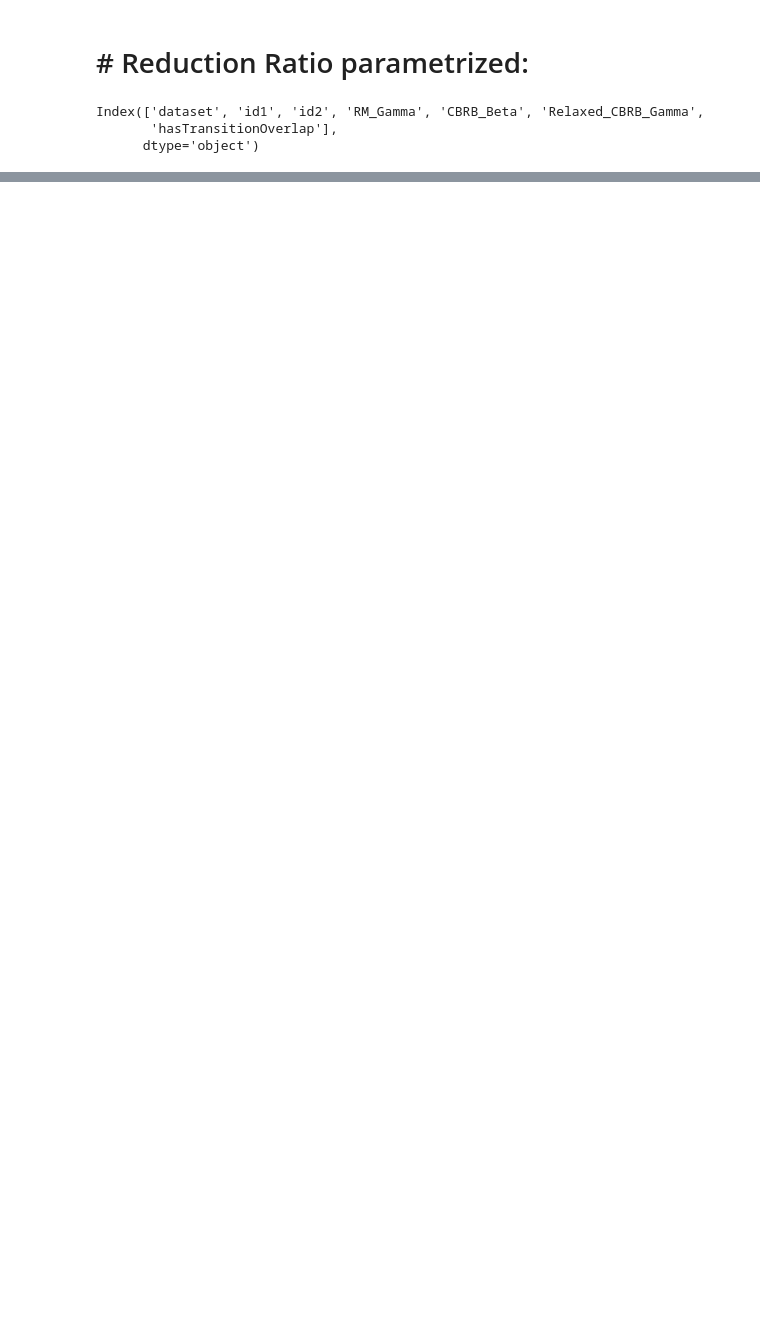
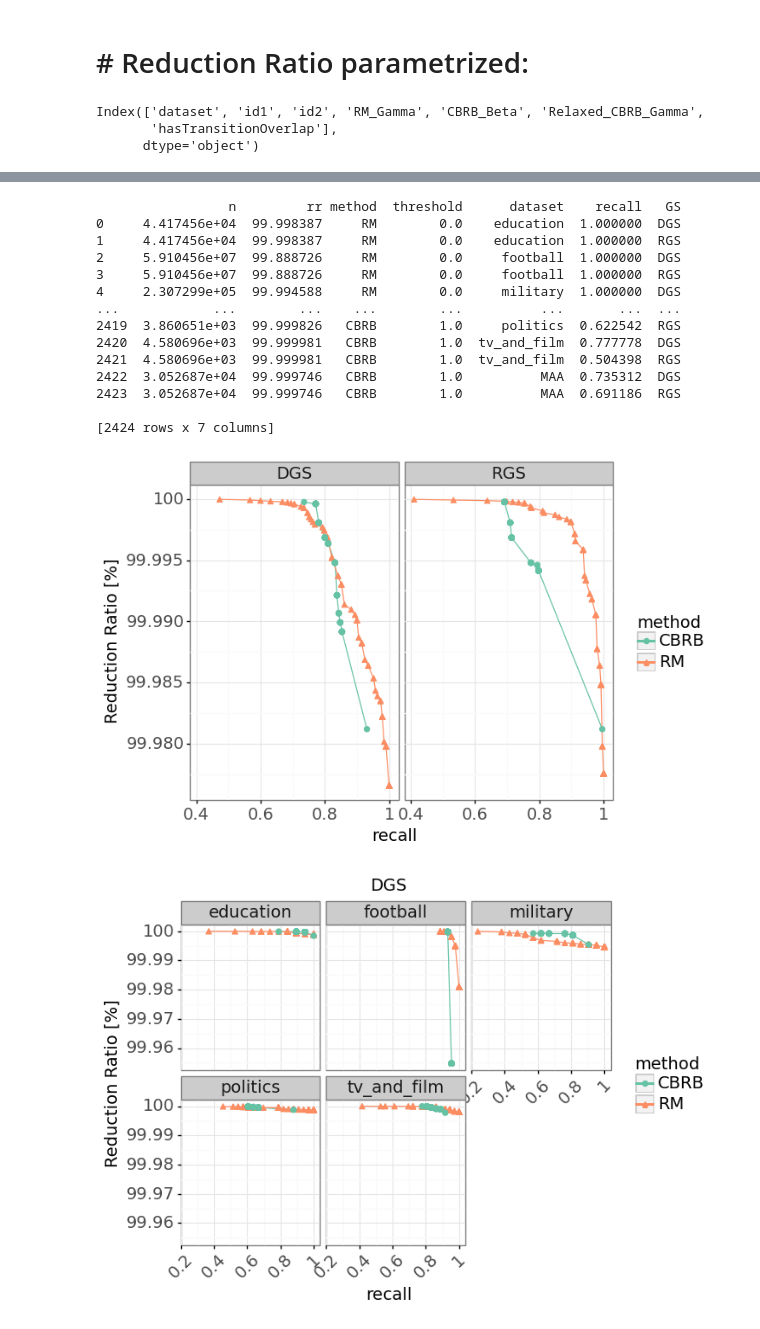
Before and after one commit to leonbornemann/RoleMatchingEvaluation, a Jupyter notebook: SemanticLabellingEvaluation.ipynb, the cells around one changed output, grey strips where cells are left out. Drawn from its saved outputs; the diff is of its cells as text; code cells hidden in the pictures; blank space fills up the shorter version.

```diff
--- a/SemanticLabellingEvaluation.ipynb
+++ b/SemanticLabellingEvaluation.ipynb
@@ -695,8 +732,8 @@ newGoldStandard = rm.readGoldStandardEvaluation(False)
 pd.options.mode.chained_assignment = None
 
 thresholds = []
-for i in range(21):
-    thresholds.append(i/20)
+for i in range(101):
+    thresholds.append(i/100)
 finalDFRows = []
 methods = ["RM_Gamma","CBRB_Beta"]
 
@@ -718,10 +755,10 @@ bucketAndDatasetToWeight, _ = rm.getBucketAndDatasetToWeight()
 # mhm.printMacroAveragesRecall("Macro-AVG",df,methodNames,weighted,bucketAndDatasetToWeight)
 
 
-def getRecall(oldGoldStandard, ds, scoreName, param):
+def getRecall(oldGoldStandard, ds, scoreName, weighted):
     oldGoldStandardFiltered = oldGoldStandard[oldGoldStandard["dataset"]==ds]
     oldGoldStandardFiltered['currentScoreWithCutoff'] = ((oldGoldStandardFiltered[scoreName] !=-1) & (oldGoldStandardFiltered[scoreName]>=t))
-    recallDGS = mhm.getRecall(oldGoldStandardFiltered,'currentScoreWithCutoff',False,bucketAndDatasetToWeight)
+    recallDGS = mhm.getRecall(oldGoldStandardFiltered,'currentScoreWithCutoff',weighted,bucketAndDatasetToWeight)
     return recallDGS
 
 print(oldGoldStandard['decayScore'].describe())
@@ -740,7 +777,7 @@ for method in methods:
             scoreName = methodsToRecallScoreNames[method]
             #recall old gold standard:
             recallDGS = getRecall(oldGoldStandard,ds,scoreName,False)
-            recallRGS = getRecall(newGoldStandard,ds,scoreName,False)
+            recallRGS = getRecall(newGoldStandard,ds,scoreName,True)
             #recall new gold standard:
             # newGoldStandardFiltered = newGoldStandard[newGoldStandard["dataset"]==ds]
             # newGoldStandardFiltered['currentScoreWithCutoff'] = ((newGoldStandardFiltered[scoreName] !=-1) & (newGoldStandardFiltered[scoreName]>=t))
@@ -759,12 +796,14 @@ for method in methods:
             avgRR += rrAll
             avgRecallDGS += recallDGS
             avgRecallRGS += recallRGS
-            finalDFRows.append({"n":n,"rr":100*rrAll,"method":plotnameMethod,"threshold":t,"dataset":ds,"recall DGS":recallDGS,"recall RGS":recallRGS})
+            finalDFRows.append({"n":n,"rr":100*rrAll,"method":plotnameMethod,"threshold":t,"dataset":ds,"recall":recallDGS,"GS":"DGS"})
+            finalDFRows.append({"n":n,"rr":100*rrAll,"method":plotnameMethod,"threshold":t,"dataset":ds,"recall":recallRGS,"GS":"RGS"})
         avgN = avgN / len(groupedByDsParametrized)
         avgRR = avgRR / len(groupedByDsParametrized)
         avgRecallDGS = avgRecallDGS / len(groupedByDsParametrized)
         avgRecallRGS = avgRecallRGS / len(groupedByDsParametrized)
-        finalDFRows.append({"n":avgN,"rr":100*avgRR,"method":plotnameMethod,"threshold":t,"dataset":"MAA","recall DGS":avgRecallDGS,"recall RGS":avgRecallRGS})
+        finalDFRows.append({"n":avgN,"rr":100*avgRR,"method":plotnameMethod,"threshold":t,"dataset":"MAA","recall":avgRecallDGS,"GS":"DGS"})
+        finalDFRows.append({"n":avgN,"rr":100*avgRR,"method":plotnameMethod,"threshold":t,"dataset":"MAA","recall":avgRecallRGS,"GS":"RGS"})
 finalDF = pd.DataFrame(finalDFRows)
 print(finalDF.describe())
 # %% [output]
@@ -816,0 +827,58 @@ print(plot)
+# %%
+from plotnine import *
+from plotnine.data import *
+print(finalDF)
+
+
+def createSmoothedRR(x, finalDF):
+    gs = x["GS"]
+    method = x["method"]
+    dataset = x["dataset"]
+    recall = x["recall"]
+    sorted = finalDF[(finalDF["dataset"]==dataset) & (finalDF["method"]==method) & (finalDF["GS"]==gs) & (finalDF["recall"]>=recall)].sort_values('rr',ascending=False)
+    bestRR = sorted.iloc[0]["rr"]
+    return bestRR
+
+reductionRatioSmoothed = finalDF.apply(lambda x: createSmoothedRR(x,finalDF),axis=1)
+finalDF["rrSmooth"] = reductionRatioSmoothed
+finalDFMAA = finalDF[finalDF['dataset']=="MAA"]
+plot = ggplot(finalDFMAA, aes(x ='recall', y='rrSmooth', color="method", shape = "method")) + geom_line() + geom_point(size=2) + theme_bw() + facet_wrap("GS") + theme(text=element_text(size=14)) + ylab("Reduction Ratio [%]") + scale_color_brewer(type="qual",palette="Set2")
+print(plot)
+plot.save("exportedPlots/rrParametrized.png")
+finalDFNOMAA = finalDF[finalDF['dataset']!="MAA"]
+finalDFNOMAADGS = finalDFNOMAA[finalDFNOMAA["GS"]=="DGS"]
+finalDFNOMAARGS = finalDFNOMAA[finalDFNOMAA["GS"]=="RGS"]
+
+plot = ggplot(finalDFNOMAADGS, aes(x ='recall', y='rrSmooth', color="method", shape = "method")) + geom_line() + geom_point(size=2) + theme_bw() + facet_wrap(["dataset"]) +ggtitle("DGS")+ theme(text=element_text(size=14)) + ylab("Reduction Ratio [%]") + theme(axis_text_x = element_text(angle=45)) + scale_color_brewer(type="qual",palette="Set2")
+print(plot)
+plot.save("exportedPlots/rrDGSAll.png")
+
+plot = ggplot(finalDFNOMAARGS, aes(x ='recall', y='rrSmooth', color="method", shape = "method")) + geom_line() + geom_point(size=2) + theme_bw() + facet_wrap(["dataset"]) +ggtitle("RGS")+ theme(text=element_text(size=14)) + ylab("Reduction Ratio [%]") + theme(axis_text_x = element_text(angle=45))
+print(plot)
+plot.save("exportedPlots/rrRGSAll.png")
+
+plot = ggplot(finalDFNOMAA, aes(x ='recall', y='rrSmooth', color="method", shape = "method")) + geom_line() + geom_point(size=2) + theme_bw() + facet_wrap(["dataset","GS"]) +ggtitle(ds)+ theme(text=element_text(size=14)) + ylab("Reduction Ratio [%]") + ylim(99.95,100)
+print(plot)
+for ds in finalDFNOMAA["dataset"].unique():
+    thisDF = finalDFNOMAA[finalDFNOMAA["dataset"]==ds]
+    plot = ggplot(thisDF, aes(x ='recall', y='rrSmooth', color="method", shape = "method")) + geom_line() + geom_point(size=2) + theme_bw() + facet_wrap("GS") +ggtitle(ds)+ theme(text=element_text(size=14)) + ylab("Reduction Ratio [%]")
+    print(plot)
+# plot = ggplot(finalDFMAA, aes(x ='recall RGS', y='rr', color="method")) + geom_line() + geom_point() + theme_bw() + theme(text=element_text(size=14))
+# print(plot)
+# %% [output]
+                 n         rr method  threshold      dataset    recall   GS
+0     4.417456e+04  99.998387     RM        0.0    education  1.000000  DGS
+1     4.417456e+04  99.998387     RM        0.0    education  1.000000  RGS
+2     5.910456e+07  99.888726     RM        0.0     football  1.000000  DGS
+3     5.910456e+07  99.888726     RM        0.0     football  1.000000  RGS
+4     2.307299e+05  99.994588     RM        0.0     military  1.000000  DGS
+...            ...        ...    ...        ...          ...       ...  ...
+2419  3.860651e+03  99.999826   CBRB        1.0     politics  0.622542  RGS
+2420  4.580696e+03  99.999981   CBRB        1.0  tv_and_film  0.777778  DGS
+2421  4.580696e+03  99.999981   CBRB        1.0  tv_and_film  0.504398  RGS
+2422  3.052687e+04  99.999746   CBRB        1.0          MAA  0.735312  DGS
+2423  3.052687e+04  99.999746   CBRB        1.0          MAA  0.691186  RGS
+
+[2424 rows x 7 columns]
+[figure, added]
+[figure, added]
```
Also changed, not shown: parts of 10 cells of this notebook, 8 other files.
